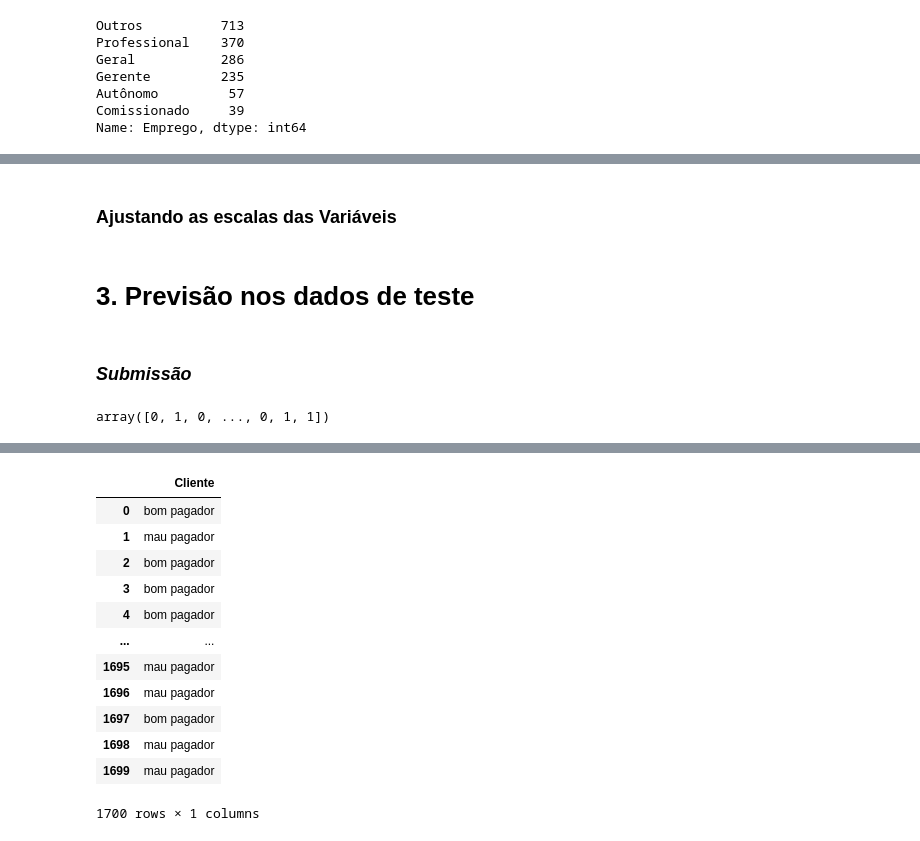
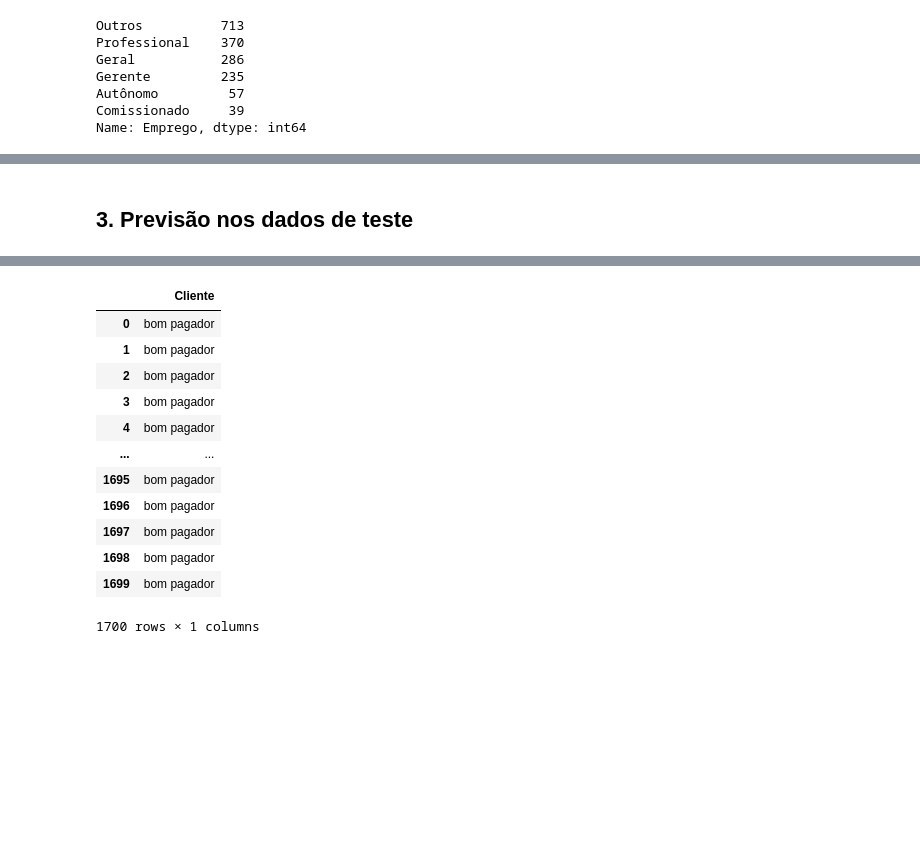
Before and after one commit to JosenildoJunior/Competicao_ML, a Jupyter notebook: 11ª_CompeticaoFLAI_2_0.ipynb, the cells around one changed output, grey strips where cells are left out. Saved outputs shown, nothing was run; the diff lists cells and outputs as text; code cells hidden in the pictures; blank space fills up the shorter version.

```diff
--- a/11ª_CompeticaoFLAI_2_0.ipynb
+++ b/11ª_CompeticaoFLAI_2_0.ipynb
@@ -1742,2 +926,5 @@ teste['Finalidade'] = teste['Finalidade'].apply(aux2)
+# %%
+# Aplicando a dummyficação de variaveis na coluna finalidade
+df_medias_teste['Finalidade'] = pd.get_dummies(df_medias_teste['Finalidade'], drop_first=True, prefix = 'finalidade')
 # %%
 # Conferindo os valores em 'Finalidade'
@@ -1799,0 +960,6 @@ teste_enc = enc.fit_transform(teste)
+# %%
+# Aplicando a dummyficação de variaveis na coluna emprego e armazenando em uma nova variavel
+novas_colunas_emprego = pd.get_dummies(df_medias_teste['Emprego'], drop_first=True, prefix = 'emprego')
+
+# Observando os valores
+novas_colunas_emprego
@@ -1800,2 +980,12 @@ teste_enc = enc.fit_transform(teste)
+# %%
+# Atribuindo os novos valores em seus respectivos lugares
+df_medias_teste['emprego_Comissionado'] = novas_colunas_emprego['emprego_Comissionado']
+df_medias_teste['emprego_Geral'] = novas_colunas_emprego['emprego_Geral']
+df_medias_teste['emprego_Gerente'] = novas_colunas_emprego['emprego_Gerente']
+df_medias_teste['emprego_Outros'] = novas_colunas_emprego['emprego_Outros']
+df_medias_teste['emprego_Professional'] = novas_colunas_emprego['emprego_Professional']
+# %%
+# Excluindo a coluna emprego, já que temos a mesma coluna só que particionada
+df_medias_teste = df_medias_teste.drop('Emprego', axis = 'columns')
 # %%
 # Observando os valores
@@ -1831,2 +999,0 @@ df_train.head()
-# %% [markdown]
-### **Ajustando as escalas das Variáveis**
@@ -1844,19 +1000,11 @@ teste_enc.sort_index(axis=1, inplace = True)
 # %% [markdown]
-# **3. Previsão nos dados de teste**
+## **3. Previsão nos dados de teste**
-# %% [markdown]
-### *Submissão*
-# %%
-# Fazendo as predições nos dados de teste
-predicoes = xgb2.predict(teste_enc)
-predicoes
-# %% [output]
-array([0, 1, 0, ..., 0, 1, 1])
 # %%
 # Criando um DF, para armazenar os valores preditos
 submissao = pd.DataFrame()
 
 # Criando a coluna e armazenando as predições
-submissao['Cliente'] = predicoes
+submissao['Cliente'] = predict_model(best, data = df_medias_teste)['prediction_label']
 
 # Alterando os valores preditos
 submissao['Cliente'] = submissao['Cliente'].map({1: 'mau pagador', 0: 'bom pagador'})
@@ -1867,15 +1016,15 @@ submissao
 |  | Cliente |
 | 0 | bom pagador |
-| 1 | mau pagador |
+| 1 | bom pagador |
 | 2 | bom pagador |
 | 3 | bom pagador |
 | 4 | bom pagador |
 | ... | ... |
-| 1695 | mau pagador |
-| 1696 | mau pagador |
+| 1695 | bom pagador |
+| 1696 | bom pagador |
 | 1697 | bom pagador |
-| 1698 | mau pagador |
-| 1699 | mau pagador |
+| 1698 | bom pagador |
+| 1699 | bom pagador |
 1700 rows × 1 columns
 # %%
 # Observando os valores preditos
```
Also changed, not shown: parts of 213 cells of this notebook.
